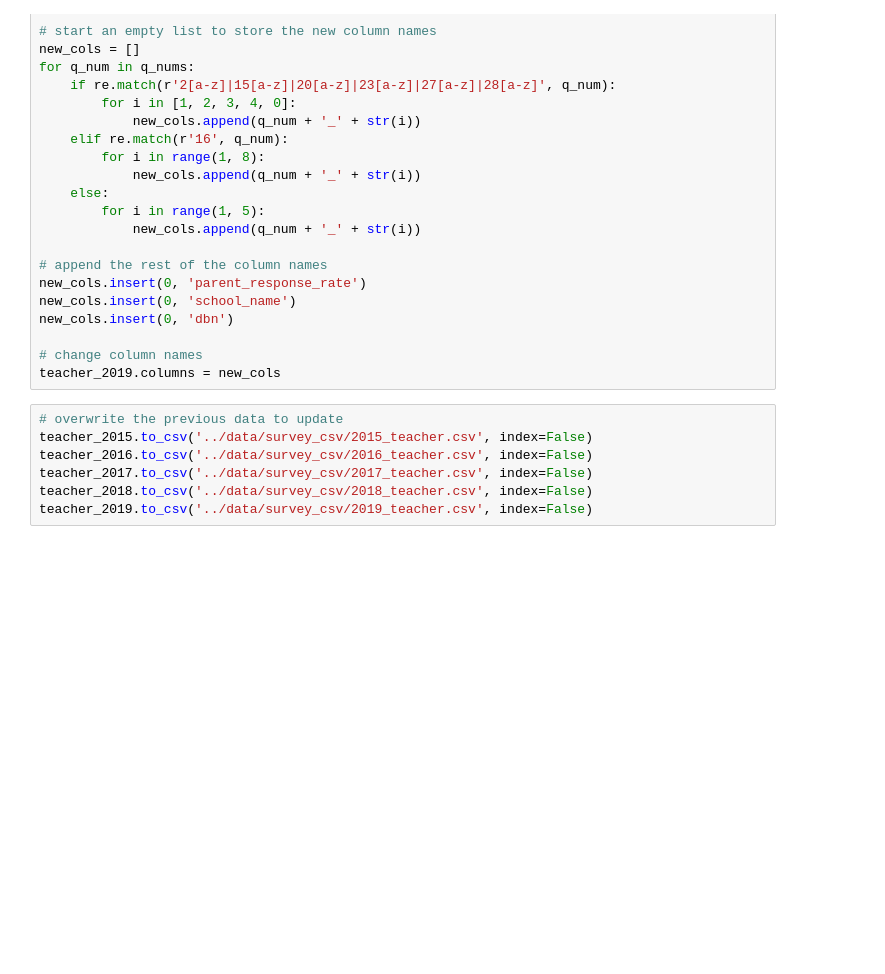
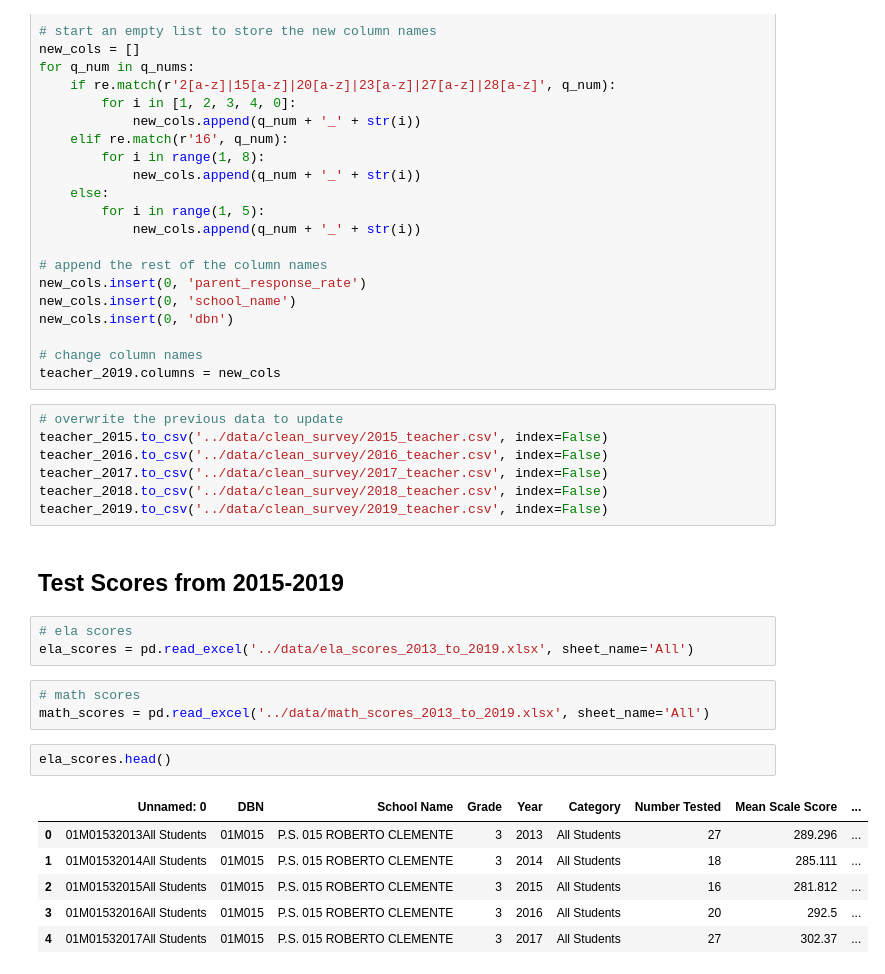
Before and after one commit to ebsano/NYC_Schools, a Jupyter notebook: code/cleaning.ipynb, the cells around one changed output. Saved outputs shown, nothing was run; the diff lists cells and outputs as text; blank space fills up the shorter version.

Commit message:
updating cleaning notebook scripts

```diff
--- a/code/cleaning.ipynb
+++ b/code/cleaning.ipynb
@@ -2415,8 +2421,25 @@ new_cols.insert(0, 'dbn')
 teacher_2019.columns = new_cols
 # %%
 # overwrite the previous data to update
-teacher_2015.to_csv('../data/survey_csv/2015_teacher.csv', index=False)
-teacher_2016.to_csv('../data/survey_csv/2016_teacher.csv', index=False)
-teacher_2017.to_csv('../data/survey_csv/2017_teacher.csv', index=False)
-teacher_2018.to_csv('../data/survey_csv/2018_teacher.csv', index=False)
-teacher_2019.to_csv('../data/survey_csv/2019_teacher.csv', index=False)
+teacher_2015.to_csv('../data/clean_survey/2015_teacher.csv', index=False)
+teacher_2016.to_csv('../data/clean_survey/2016_teacher.csv', index=False)
+teacher_2017.to_csv('../data/clean_survey/2017_teacher.csv', index=False)
+teacher_2018.to_csv('../data/clean_survey/2018_teacher.csv', index=False)
+teacher_2019.to_csv('../data/clean_survey/2019_teacher.csv', index=False)
+# %% [markdown]
+## Test Scores from 2015-2019
+# %%
+# ela scores
+ela_scores = pd.read_excel('../data/ela_scores_2013_to_2019.xlsx', sheet_name='All')
+# %%
+# math scores
+math_scores = pd.read_excel('../data/math_scores_2013_to_2019.xlsx', sheet_name='All')
+# %%
+ela_scores.head()
+# %% [output]
+|  | Unnamed: 0 | DBN | School Name | Grade | Year | Category | Number Tested | Mean Scale Score | ... |
+| 0 | 01M01532013All Students | 01M015 | P.S. 015 ROBERTO CLEMENTE | 3 | 2013 | All Students | 27 | 289.296 | ... |
+| 1 | 01M01532014All Students | 01M015 | P.S. 015 ROBERTO CLEMENTE | 3 | 2014 | All Students | 18 | 285.111 | ... |
+| 2 | 01M01532015All Students | 01M015 | P.S. 015 ROBERTO CLEMENTE | 3 | 2015 | All Students | 16 | 281.812 | ... |
+| 3 | 01M01532016All Students | 01M015 | P.S. 015 ROBERTO CLEMENTE | 3 | 2016 | All Students | 20 | 292.5 | ... |
+| 4 | 01M01532017All Students | 01M015 | P.S. 015 ROBERTO CLEMENTE | 3 | 2017 | All Students | 27 | 302.37 | ... |
```
Also changed, not shown: parts of 22 cells of this notebook.
